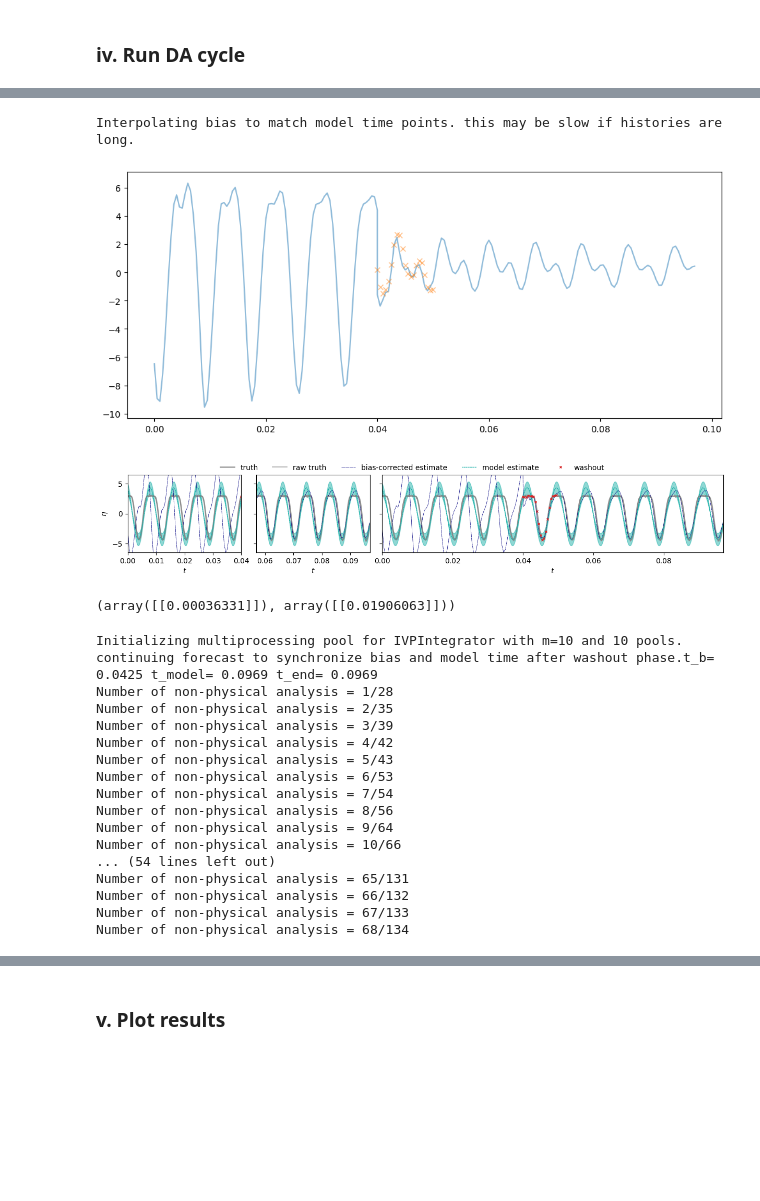
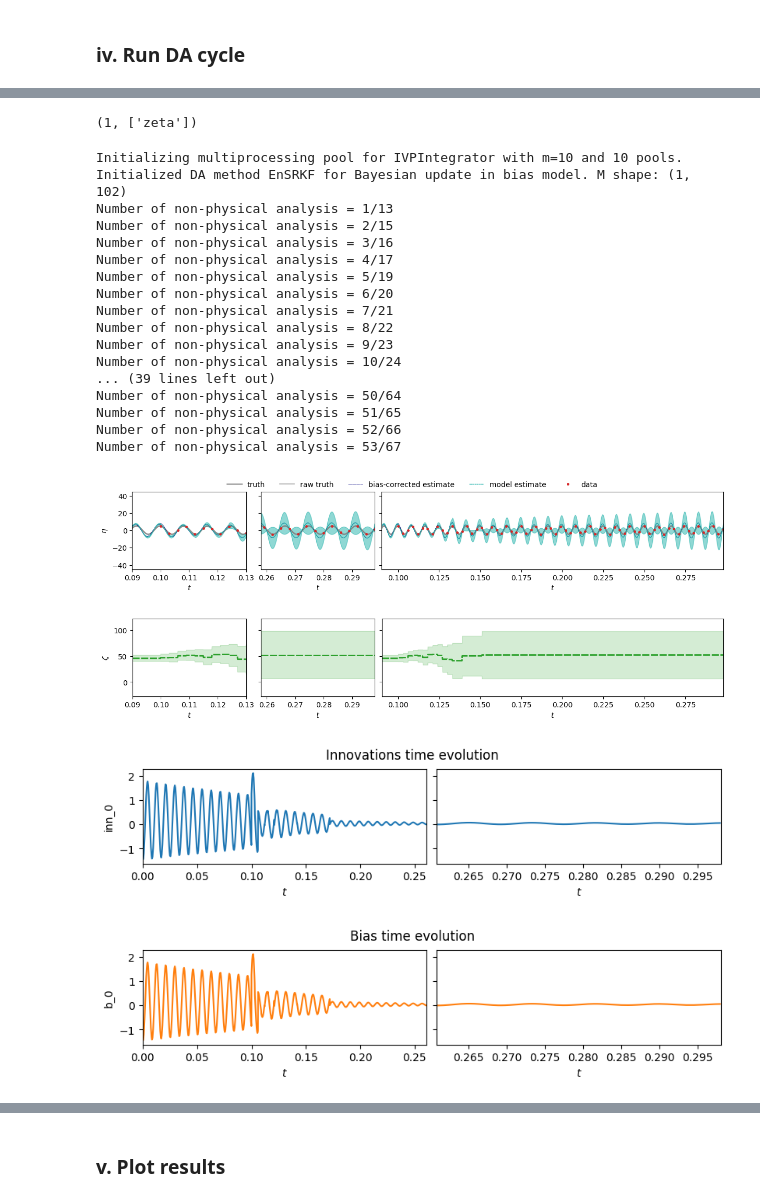
Before and after one commit to andreanovoa/real-time-bias-aware-DA, a Jupyter notebook: scripts/tutorials/1_Introtuction_to_real-time_DA/13_bias-aware-DA-intro.ipynb, the cells around one changed output, grey strips where cells are left out. Cells and saved outputs as stored; diff of their text form; code cells hidden in the pictures; blank space fills up the shorter version.

```diff
--- a/scripts/tutorials/1_Introtuction_to_real-time_DA/13_bias-aware-DA-intro.ipynb
+++ b/scripts/tutorials/1_Introtuction_to_real-time_DA/13_bias-aware-DA-intro.ipynb
@@ -471,14 +427,0 @@ continuing forecast to synchronize bias and model time after washout phase.t_b=
-# %%
-# Visualize ensemble
-from ensemble import plot_observable_history
-
-
-plt.figure(figsize=(12, 5))
-plt.plot(filter_ens.bias.hist_t, filter_ens.bias.get_bias_hist()[:, 0], color='C0', alpha=0.5)
-plt.plot(filter_ens.bias.washout_data[1], filter_ens.bias.washout_data[0][:, 0], 'x', color='C1', alpha=0.5)
-
-plot_observable_history(ensemble=filter_ens, truth=truth, plot_members=False, show_bias=True)
-# %% [output]
-Interpolating bias to match model time points. this may be slow if histories are long.
-[figure, removed]
-[figure, removed]
@@ -492,39 +478,47 @@ Cdd = np.eye(filter_ens.model.Nq) * (std_d**2)
-# %%
-Cdd, std_d
-# %% [output]
-(array([[0.00036331]]), array([[0.01906063]]))
+# %%
+ensemble.Na, ensemble.est_alpha
+# %% [output]
+(1, ['zeta'])
 # %%
 filter_ens = ensemble.copy()
-filter_ens.filter.gamma = -1.
+filter_ens._bias = bias_estimator.copy()
+filter_ens.bias.bayesian_update = True
+# filter_ens.filter.gamma = 0.
 filter_ens.inflation_factor_rejection = 1.
+filter_ens.num_bias_blind = 0
+ii = 0
 
-if truth.t_wash is not None:
 
-    filter_ens.forecast_step(t_end=truth.t_wash[0])
-    filter_ens.washout_phase(d_wash=truth.y_wash, t_wash=truth.t_wash)
-
-ii = 0
 for d, t_d in zip(truth.y_obs, truth.t_obs):
     filter_ens.forecast_step(t_end=t_d)
-    filter_ens.analysis_step(d=d, Cdd=Cdd.copy())
+    filter_ens.analysis_step(d=d, Cdd=Cdd.copy(), inn_uncertainty=0.5)
     ii += 1
-    # if ii > 10:
-    #     break
+    if ii > 100:
+        break
 # %% [output]
 Initializing multiprocessing pool for IVPIntegrator with m=10 and 10 pools.
-continuing forecast to synchronize bias and model time after washout phase.t_b= 0.0425 t_model= 0.0969 t_end= 0.0969
-Number of non-physical analysis = 1/28
-Number of non-physical analysis = 2/35
-Number of non-physical analysis = 3/39
-Number of non-physical analysis = 4/42
-Number of non-physical analysis = 5/43
-Number of non-physical analysis = 6/53
-Number of non-physical analysis = 7/54
-Number of non-physical analysis = 8/56
-Number of non-physical analysis = 9/64
-Number of non-physical analysis = 10/66
-... (54 lines left out)
-Number of non-physical analysis = 65/131
-Number of non-physical analysis = 66/132
-Number of non-physical analysis = 67/133
-Number of non-physical analysis = 68/134
+Initialized DA method EnSRKF for Bayesian update in bias model. M shape: (1, 102)
+Number of non-physical analysis = 1/13
+Number of non-physical analysis = 2/15
+Number of non-physical analysis = 3/16
+Number of non-physical analysis = 4/17
+Number of non-physical analysis = 5/19
+Number of non-physical analysis = 6/20
+Number of non-physical analysis = 7/21
+Number of non-physical analysis = 8/22
+Number of non-physical analysis = 9/23
+Number of non-physical analysis = 10/24
+... (39 lines left out)
+Number of non-physical analysis = 50/64
+Number of non-physical analysis = 51/65
+Number of non-physical analysis = 52/66
+Number of non-physical analysis = 53/67
+# %%
+
+
+filter_ens.visualize_history(truth=truth, plot_members=0, show_bias=1)
+# %% [output]
+[figure, added]
+[figure, added]
+[figure, added]
+[figure, added]
```
Also changed, not shown: parts of 14 cells of this notebook, 11 other files.
